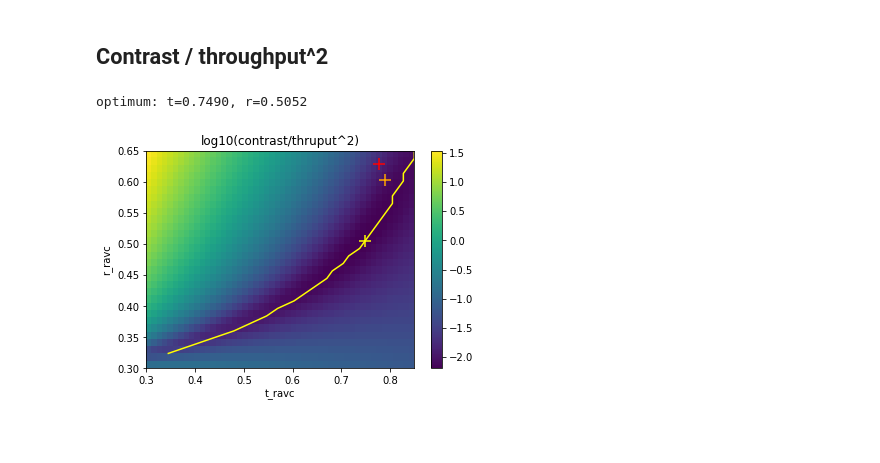
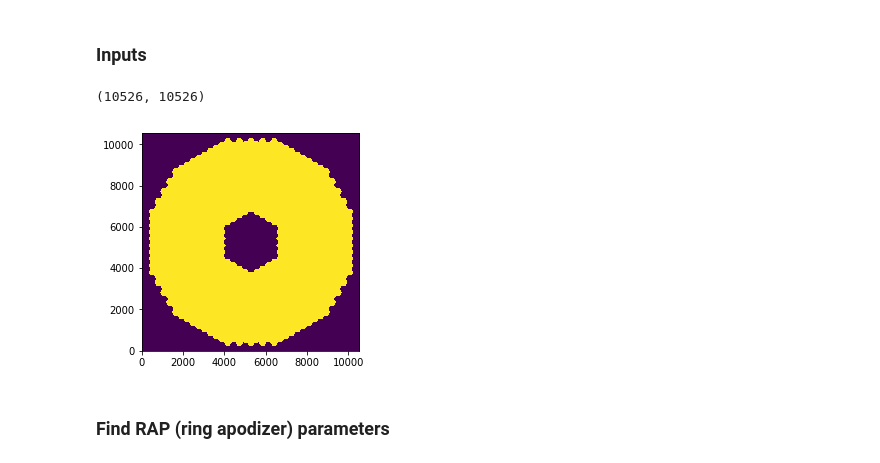
Before and after one commit to vortex-exoplanet/HEEPS, a Jupyter notebook: tools/ravc_optim.ipynb, the cells around one changed output. Cells and saved outputs as stored; diff of their text form; code cells hidden in the pictures; blank space fills up the shorter version.

```diff
--- a/tools/ravc_optim.ipynb
+++ b/tools/ravc_optim.ipynb
@@ -156,20 +0,0 @@ plt.savefig('map_thruput.png')
-# %% [markdown]
-## Contrast / throughput^2
-# %%
-import matplotlib.pyplot as plt
-CT2 = contrast/thruput**2
-plt.imshow(np.log10(CT2), origin='lower', extent=(ts[0],ts[-1],rs[0],rs[-1]), aspect='auto')
-plt.colorbar()
-plt.plot(t_CT2[2:], rs[2:], c='yellow')
-plt.scatter(ra_t0, ra_r0, s=150, c='red', marker='+')
-plt.scatter(ra_t1, ra_r1, s=150, c='orange', marker='+')
-ind_min = np.unravel_index(np.argmin(CT2, axis=None), CT2.shape)
-plt.scatter(ts[ind_min[1]], rs[ind_min[0]], s=150, c='yellow', marker='+')
-plt.xlabel('t_ravc');
-plt.ylabel('r_ravc');
-plt.title('log10(contrast/thruput^2)');
-plt.savefig('map_CT2.png')
-print('optimum: t=%3.4f, r=%3.4f'%(ts[ind_min[1]], rs[ind_min[0]]))
-# %% [output]
-optimum: t=0.7490, r=0.5052
-[figure, removed]
@@ -175,0 +12,24 @@ optimum: t=0.7490, r=0.5052
+# %% [markdown]
+### Inputs
+# %%
+nr = 30
+nt = 45
+rs = np.linspace(0.45, 0.65, nr)    # RAP r values
+ts = np.linspace(0.6, 0.9, nt)      # RAP t values
+pupil_img_size = 39.9988
+diam_ext = 36.905                   # all-glass diameters
+diam_int = 11.213
+diam_nom_ext = 38.542               # nominal diameters
+diam_nom_int = 10.952
+diam_dodecagon = 36.8765            # dodecagon diameters (cf. create_lyotstops.ipynb)
+diam_hexagon = 11.6081
+dir_output = os.path.normpath(os.path.expandvars('$HOME/heeps_metis/output_files/ravc_optim'))
+dir_pupil = os.path.normpath(os.path.expandvars('$HOME/heeps_metis/input_files/pupil'))
+pup = fits.getdata(os.path.join(dir_pupil, 'eso/mask_fullM1.fits'))
+plt.imshow(pup, origin='lower')
+pup.shape
+# %% [output]
+(10526, 10526)
+[figure, added]
+# %% [markdown]
+### Find RAP (ring apodizer) parameters
```
Also changed, not shown: parts of 33 cells of this notebook.
